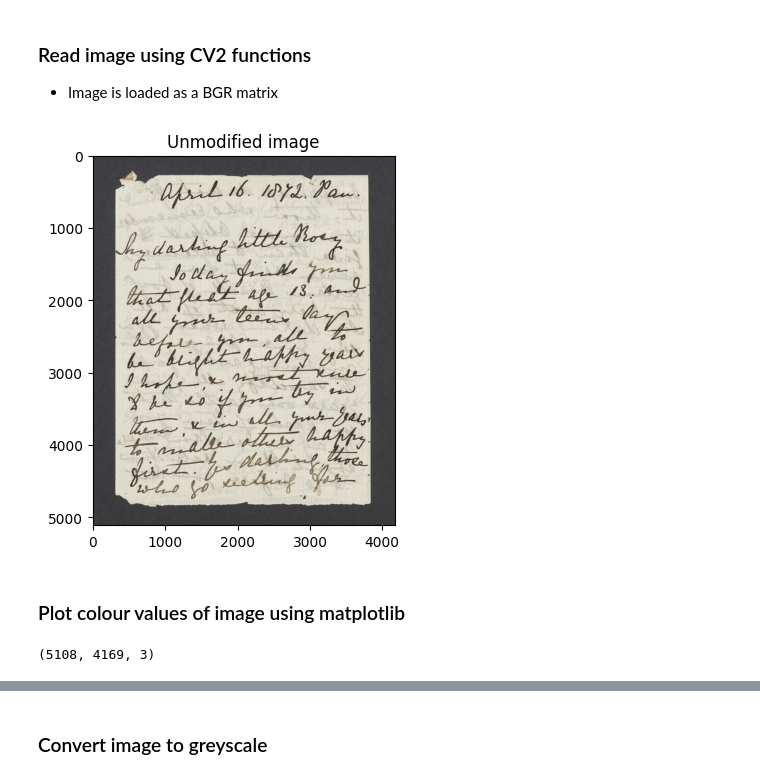
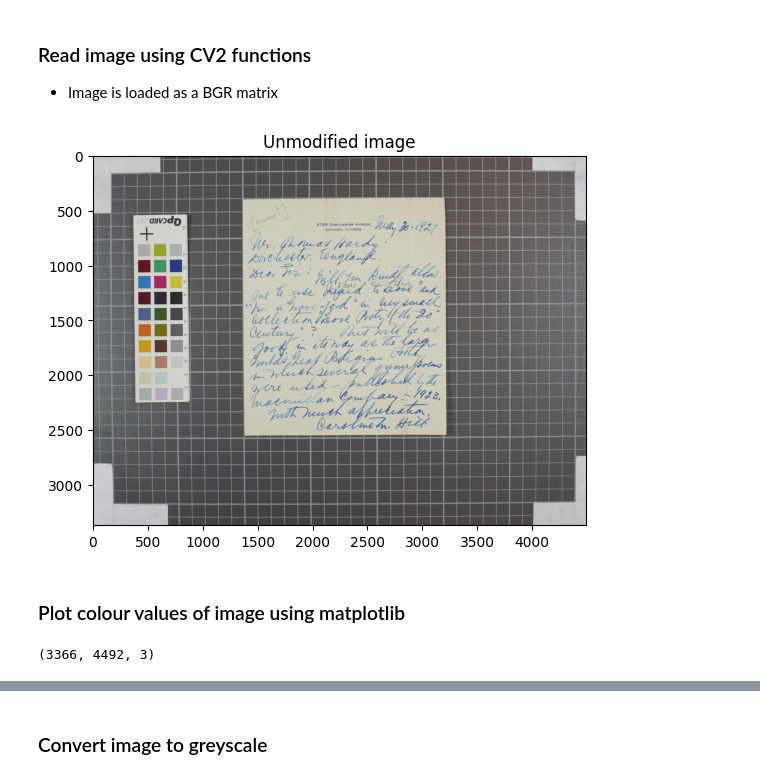
Before and after one commit to ExeterDigitalHumanities/python-opencv-images, a Jupyter notebook: basics03.ipynb, the cells around one changed output, grey strips where cells are left out. Saved outputs shown, nothing was run; the diff lists cells and outputs as text; code cells hidden in the pictures.

Commit message:
basics03 modified to include images with clear colour bias

```diff
--- a/basics03.ipynb
+++ b/basics03.ipynb
@@ -75,20 +71,20 @@ uoedh_culver house letters12660.jpg
 ### Read image using CV2 functions
 * Image is loaded as a BGR matrix
 # %%
-img = cv2.imread(filename=INPUT_PATH+fname+'.jpg')
-#img = cv2.imread(filename=INPUT_PATH+f)
-showinline(img,'Unmodified image')
+    #img = cv2.imread(filename=INPUT_PATH+fname+'.jpg')
+    img = cv2.imread(filename=INPUT_PATH+f)
+    showinline(img,'Unmodified image')
 # %% [output]
-[figure, old version]
+[figure, new version]
 # %% [markdown]
 ### Plot colour values of image using matplotlib
 # %%
-imgrgb = cv2.cvtColor(img, cv2.COLOR_BGR2RGB)
+    imgrgb = cv2.cvtColor(img, cv2.COLOR_BGR2RGB)
 
-colors=('r','g','b')
+    colors=('r','g','b')
 
-pixels = np.array(img)
-print(pixels.shape)
+    pixels = np.array(img)
+    print(pixels.shape)
 # %% [output]
-(5108, 4169, 3)
+(3366, 4492, 3)
 # %%
```
Also changed, not shown: parts of 13 cells of this notebook.
